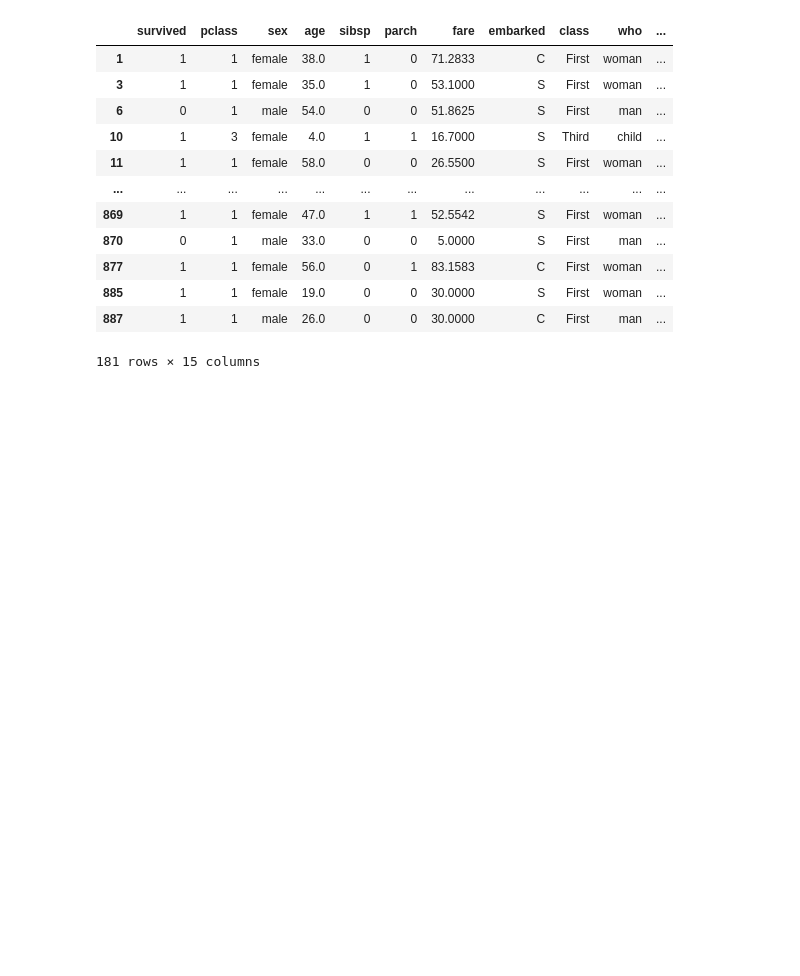
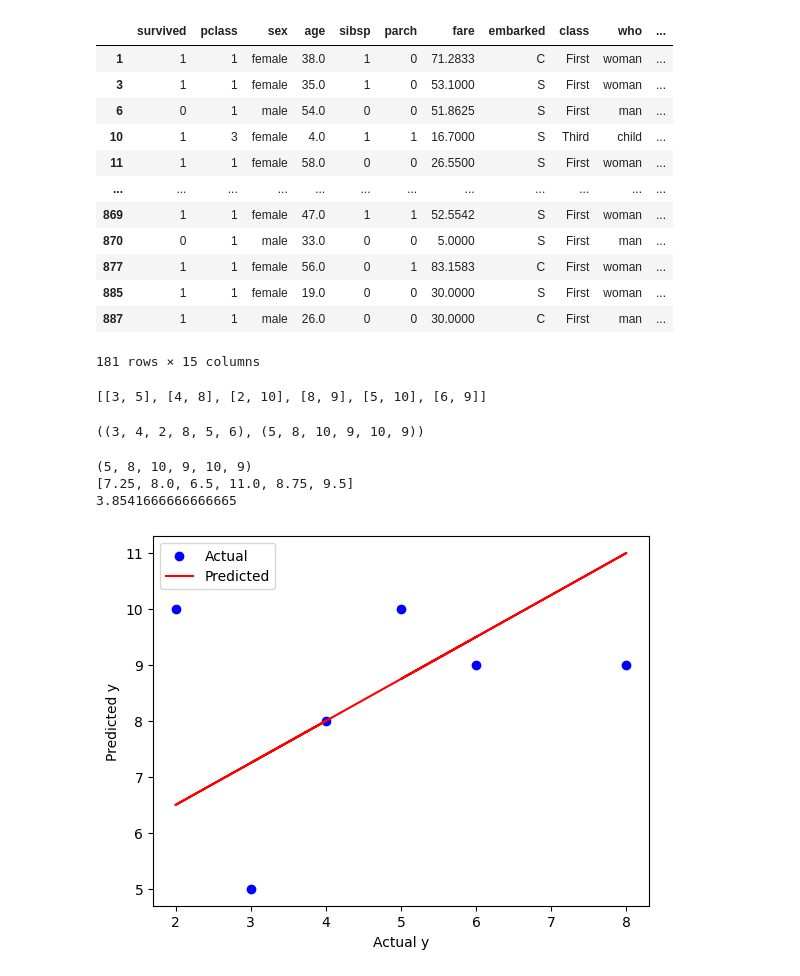
Before and after one commit to Erickpython/kodeCamp_5X-MachineLearning, a Jupyter notebook: splint/LinesrRegressionOneVariable.ipynb, the cells around one changed output. Cells and saved outputs as stored; diff of their text form; code cells hidden in the pictures; blank space fills up the shorter version.

```diff
--- a/splint/LinesrRegressionOneVariable.ipynb
+++ b/splint/LinesrRegressionOneVariable.ipynb
@@ -100,3 +98,18 @@ df
 | 885 | 1 | 1 | female | 19.0 | 0 | 0 | 30.0000 | S | First | woman | ... |
 | 887 | 1 | 1 | male | 26.0 | 0 | 0 | 30.0000 | C | First | man | ... |
 181 rows × 15 columns
+# %%
+data = [[3,5], [4,8], [2,10], [8,9], [5,10], [6,9]]
+data
+# %% [output]
+[[3, 5], [4, 8], [2, 10], [8, 9], [5, 10], [6, 9]]
+# %%
+x, y = zip(*data)
+x, y
+# %% [output]
+((3, 4, 2, 8, 5, 6), (5, 8, 10, 9, 10, 9))
+# %%
+#predicted y=mx+c
+m, c= 0.75, 5
+def y_pred(x):
+    return [m*xi + c for xi in x]
@@ -102,0 +119,17 @@ df
+# %%
+print (y)
+print (y_pred(x))
+print (error(y))
+# %% [output]
+(5, 8, 10, 9, 10, 9)
+[7.25, 8.0, 6.5, 11.0, 8.75, 9.5]
+3.8541666666666665
+# %%
+plt.scatter(x, y, color='blue', label='Actual')
+plt.xlabel("Actual y")
+plt.ylabel("Predicted y")
+plt.plot(x, y_pred(x), color='red', label='Predicted')
+plt.legend()
+plt.show()
+# %% [output]
+[figure, added]
```
Also changed, not shown: parts of 4 cells of this notebook.
